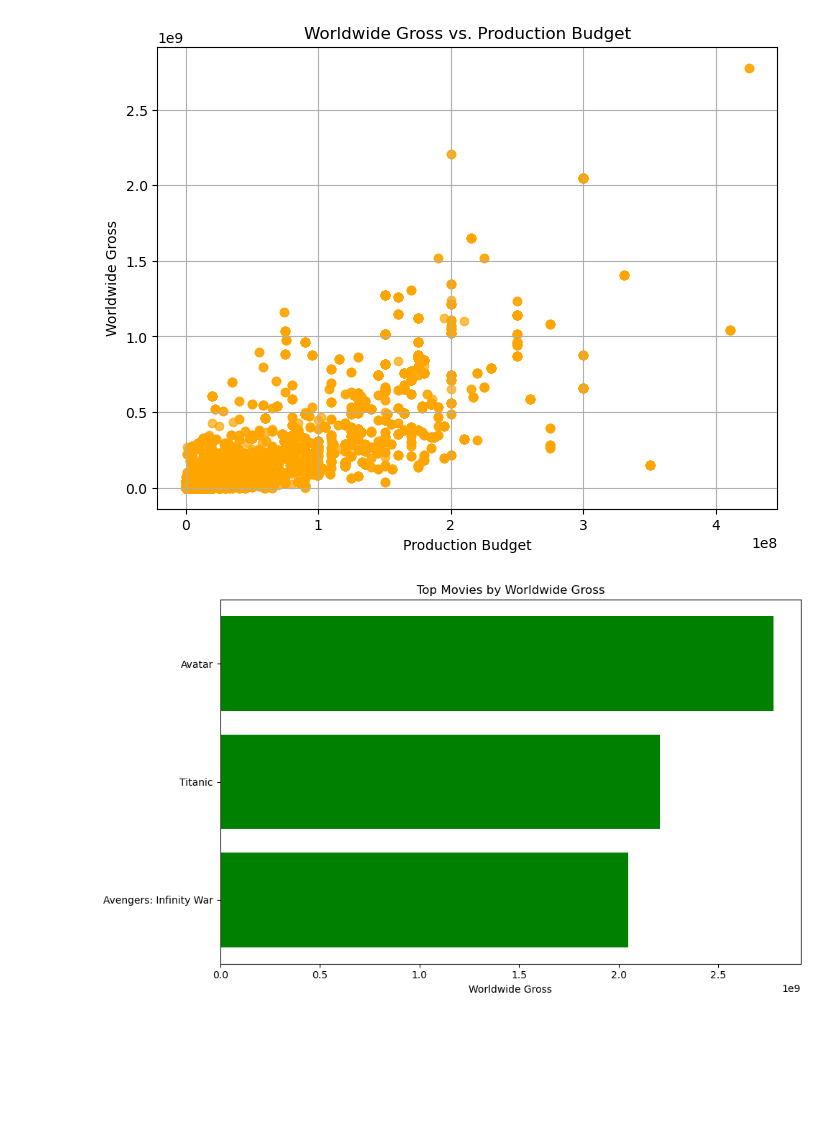
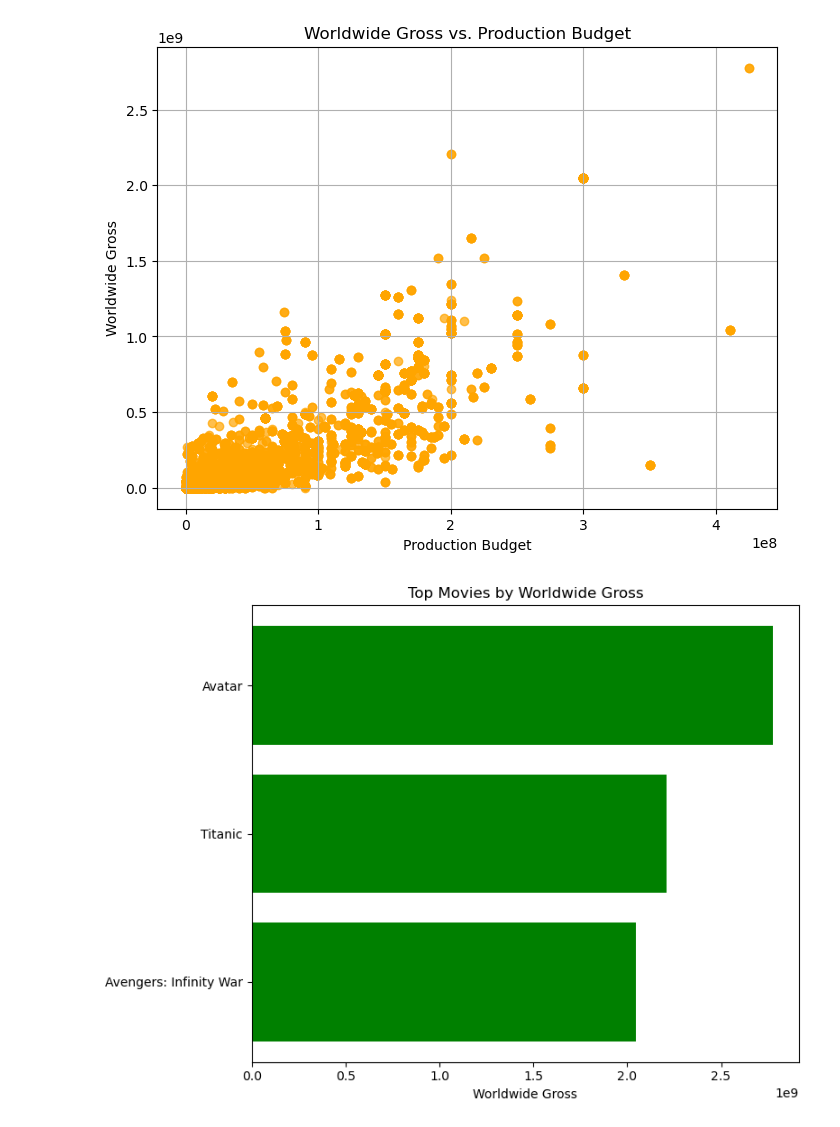
Before and after one commit to kriung/dsc-phase-1-project-v2-4, a Jupyter notebook: student.ipynb, the cells around one changed output. Drawn from its saved outputs; the diff is of its cells as text; code cells hidden in the pictures; blank space fills up the shorter version.

```diff
--- a/student.ipynb
+++ b/student.ipynb
@@ -902,14 +823,14 @@ plt.show()
 # %%
 # Sorting by worldwide gross to get top movies
 top_movies = merged_data_with_budget.sort_values(by='worldwide_gross', ascending=False).head(10)
 
 # Bar plot for top movies by worldwide gross
-plt.figure(figsize=(10, 6))
+plt.figure(figsize=(8, 6))
 plt.barh(top_movies['movie'], top_movies['worldwide_gross'], color='green')
 plt.xlabel('Worldwide Gross')
 plt.title('Top Movies by Worldwide Gross')
 plt.gca().invert_yaxis()
 plt.tight_layout()
 plt.show()
 # %% [output]
-[figure, old version]
+[figure, new version]
```
Also changed, not shown: parts of 6 cells of this notebook, 1 other file.
